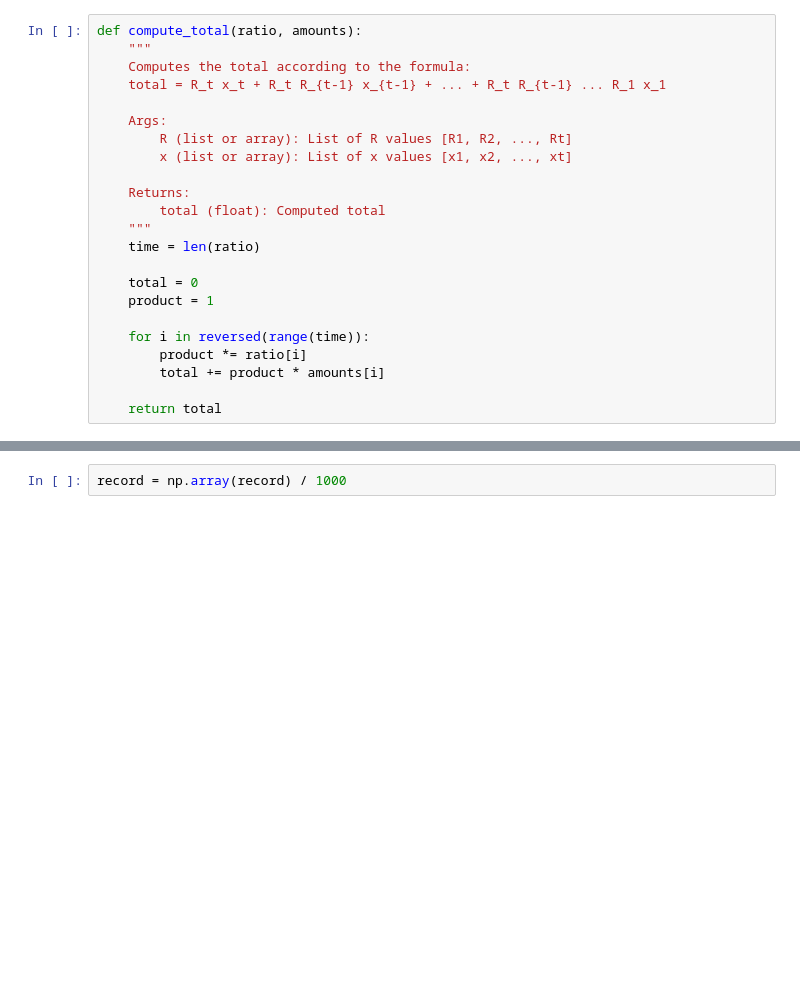
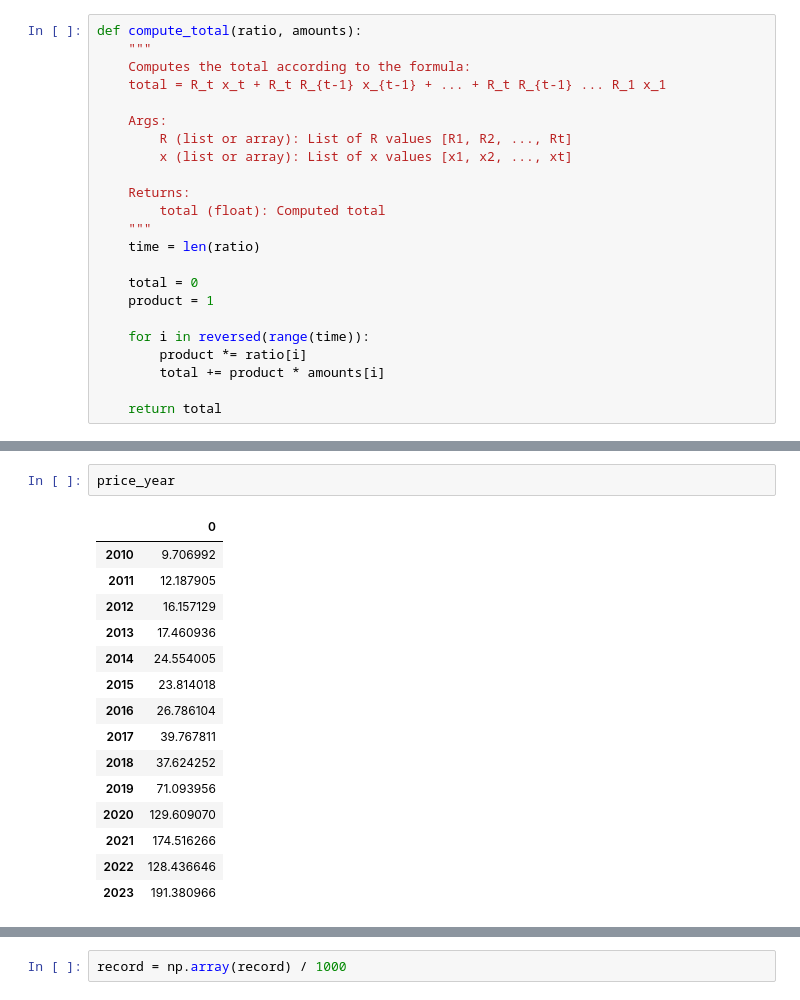
Before and after one commit to Harry45/Medium, a Jupyter notebook: 04-total-return.ipynb, the cells around one changed output, grey strips where cells are left out. Drawn from its saved outputs; the diff is of its cells as text; blank space fills up the shorter version.

```diff
--- a/04-total-return.ipynb
+++ b/04-total-return.ipynb
@@ -35,0 +85,18 @@ amounts = np.array([100000] + [4500]*19)
+# %%
+price_year
+# %% [output]
+|  | 0 |
+| 2010 | 9.706992 |
+| 2011 | 12.187905 |
+| 2012 | 16.157129 |
+| 2013 | 17.460936 |
+| 2014 | 24.554005 |
+| 2015 | 23.814018 |
+| 2016 | 26.786104 |
+| 2017 | 39.767811 |
+| 2018 | 37.624252 |
+| 2019 | 71.093956 |
+| 2020 | 129.609070 |
+| 2021 | 174.516266 |
+| 2022 | 128.436646 |
+| 2023 | 191.380966 |
```
Also changed, not shown: parts of 21 cells of this notebook.
